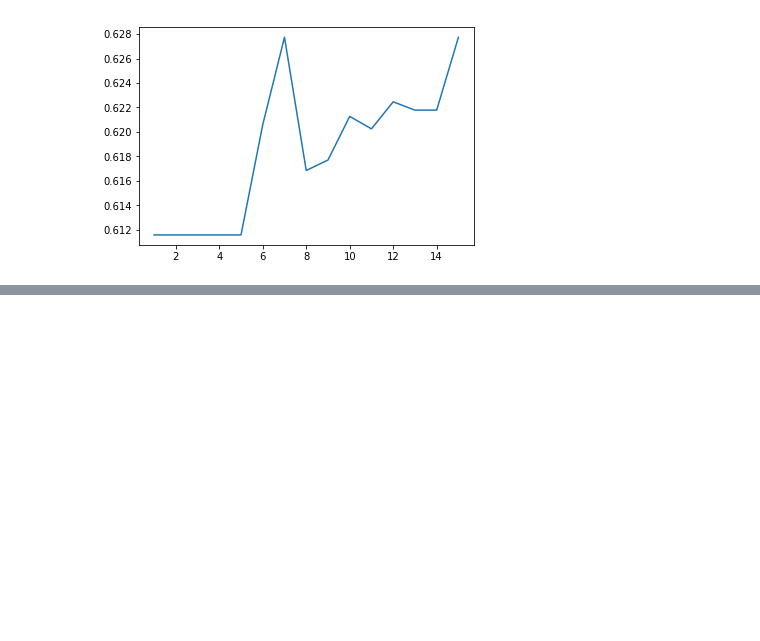
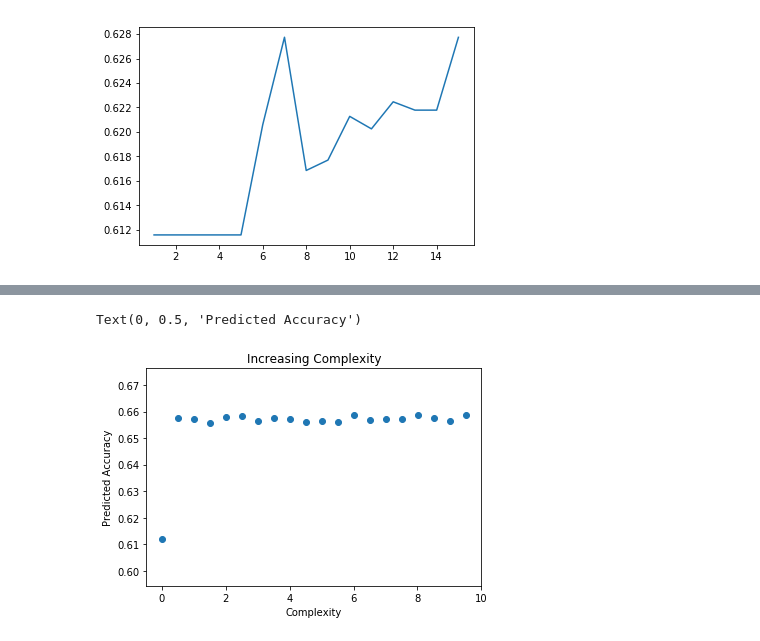
Before and after one commit to medium3rdparty/188-Final-Project, a Jupyter notebook: 188 Final Project - Code - V3.0.ipynb, the cells around one changed output, grey strips where cells are left out. Drawn from its saved outputs; the diff is of its cells as text; code cells hidden in the pictures; blank space fills up the shorter version.

```diff
--- a/188 Final Project - Code - V3.0.ipynb
+++ b/188 Final Project - Code - V3.0.ipynb
@@ -529,3 +543,11 @@ c --- pred accuracy
+# %%
+plt.scatter(cs, crossvall)
+plt.title('Increasing Complexity')
+plt.xlabel('Complexity')
+plt.ylabel('Predicted Accuracy')
+# %% [output]
+Text(0, 0.5, 'Predicted Accuracy')
+[figure, added]
 # %%
 Xnew = np.zeros([len(X),7])
 Xnew[:,0] = X[:,0]
```
Also changed, not shown: parts of 12 cells of this notebook.
